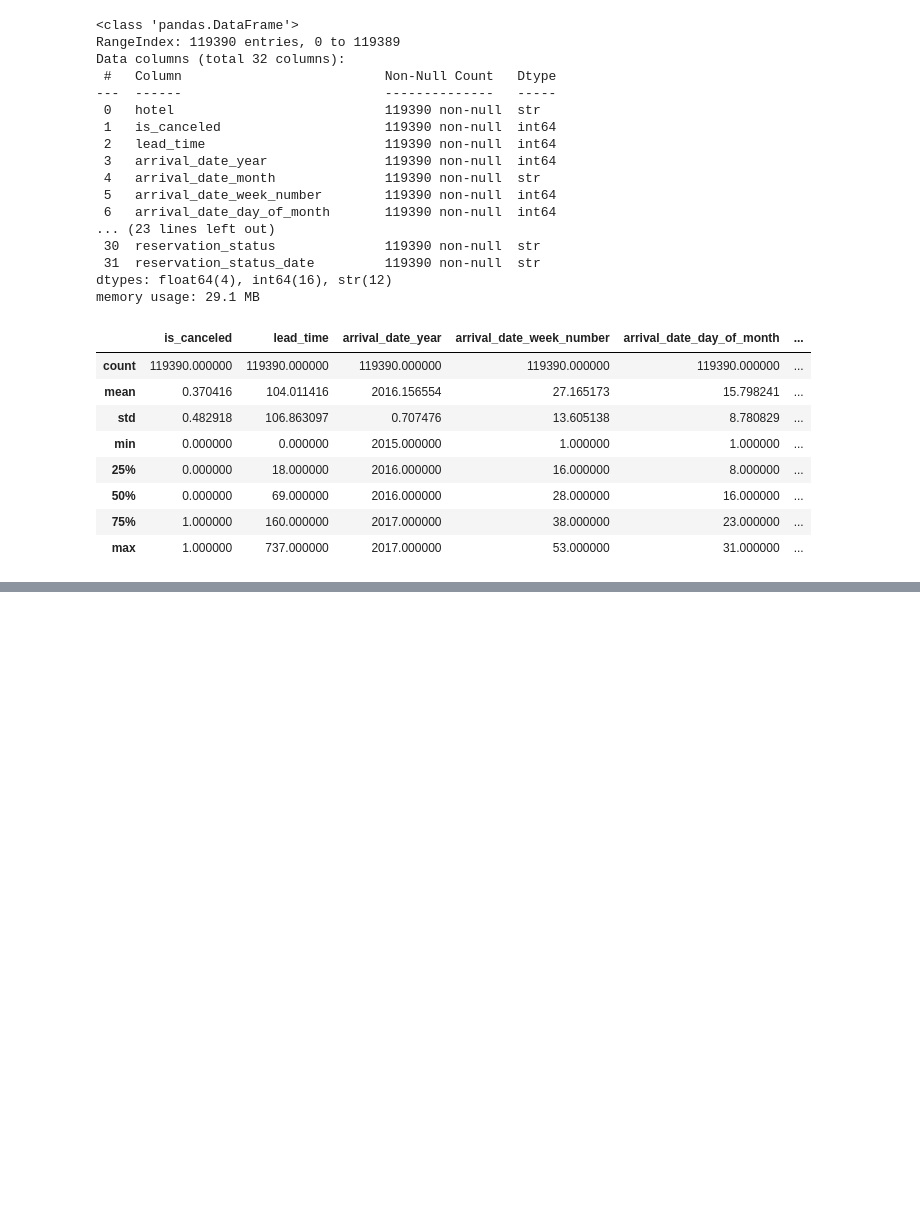
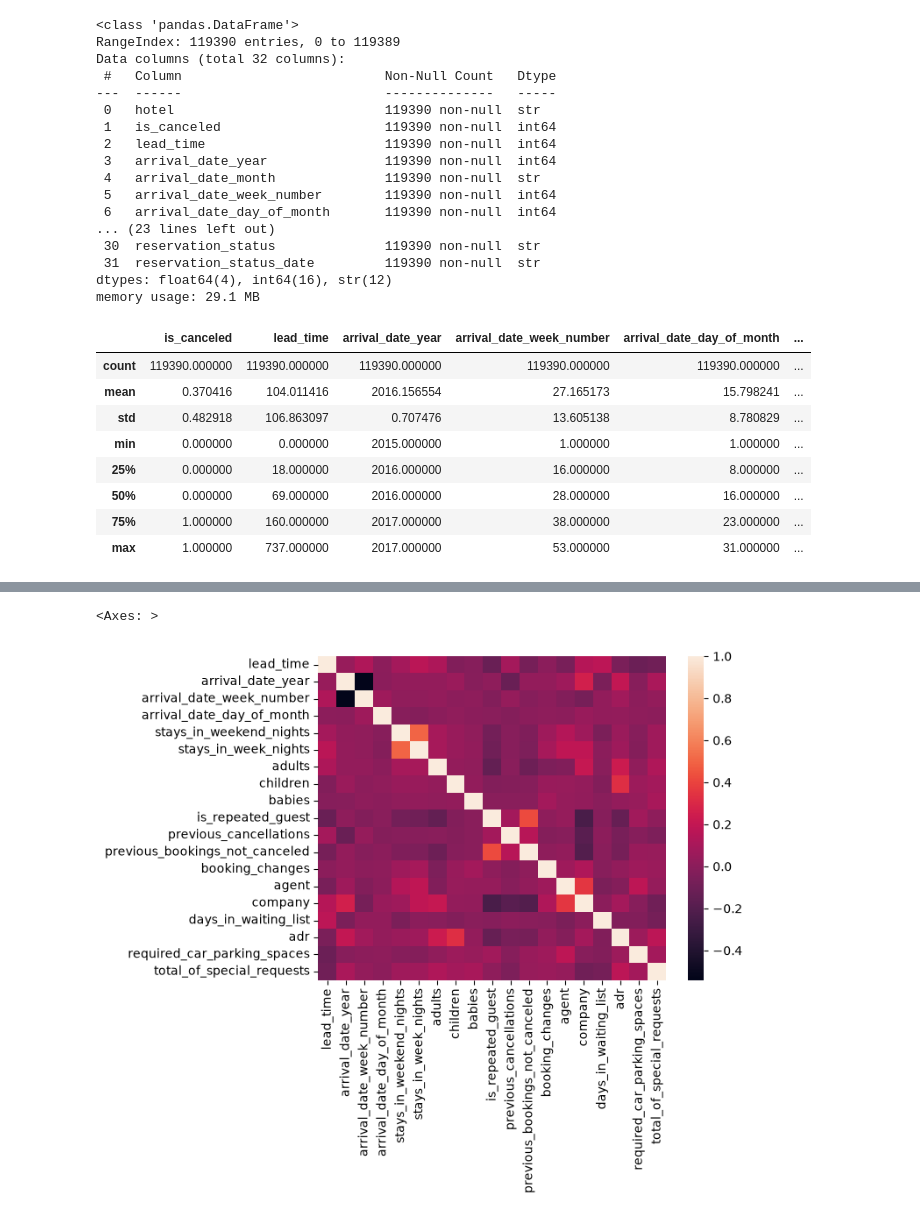
Before and after one commit to MrHarry2003/ML-Practice, a Jupyter notebook: hotel-booking-demands/notebook.ipynb, the cells around one changed output, grey strips where cells are left out. Saved outputs shown, nothing was run; the diff lists cells and outputs as text; code cells hidden in the pictures; blank space fills up the shorter version.

```diff
--- a/hotel-booking-demands/notebook.ipynb
+++ b/hotel-booking-demands/notebook.ipynb
@@ -65,0 +80,4 @@ dtype: int64
+# %%
+num_cols = csv_data.select_dtypes(include="number").columns.drop("is_canceled")
+cat_cols = csv_data.select_dtypes(include=["object","str"]).columns
+print(len(num_cols), "numeric,", len(cat_cols), "categorical")
@@ -65,0 +140,7 @@ dtype: int64
+# %%
+import seaborn as sns
+
+sns.heatmap(csv_data[num_cols].corr())
+# %% [output]
+<Axes: >
+[figure, added]
```
Also changed, not shown: parts of 8 cells of this notebook.
